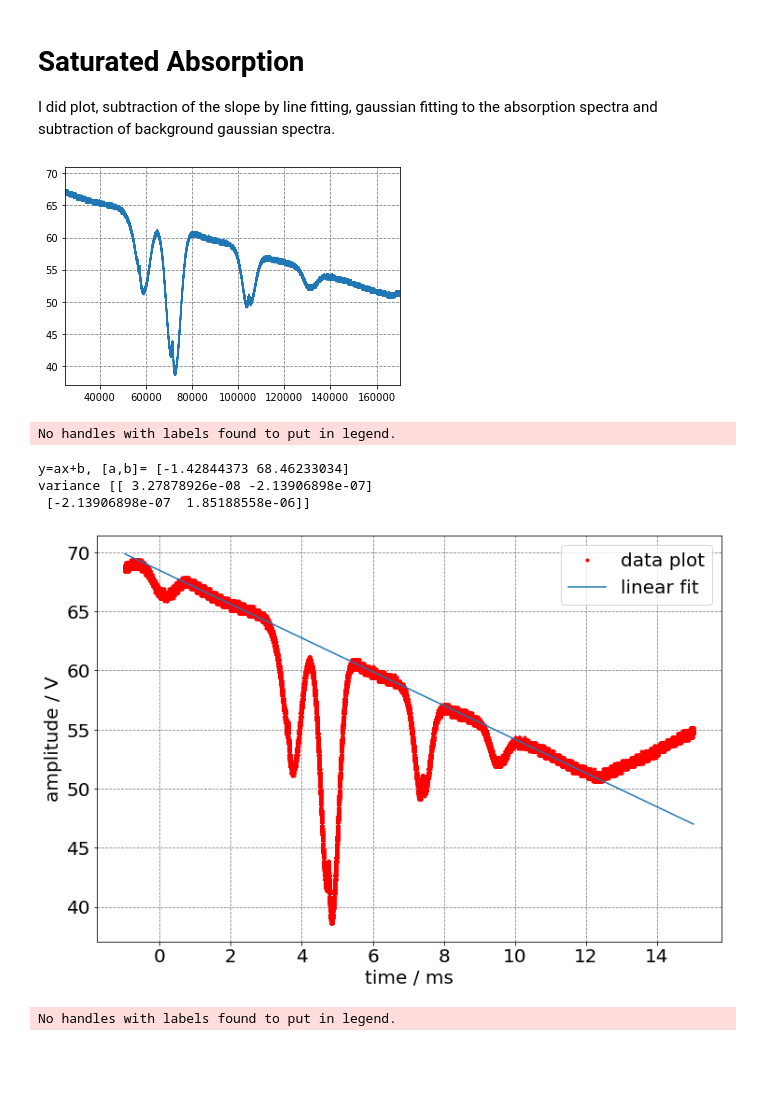
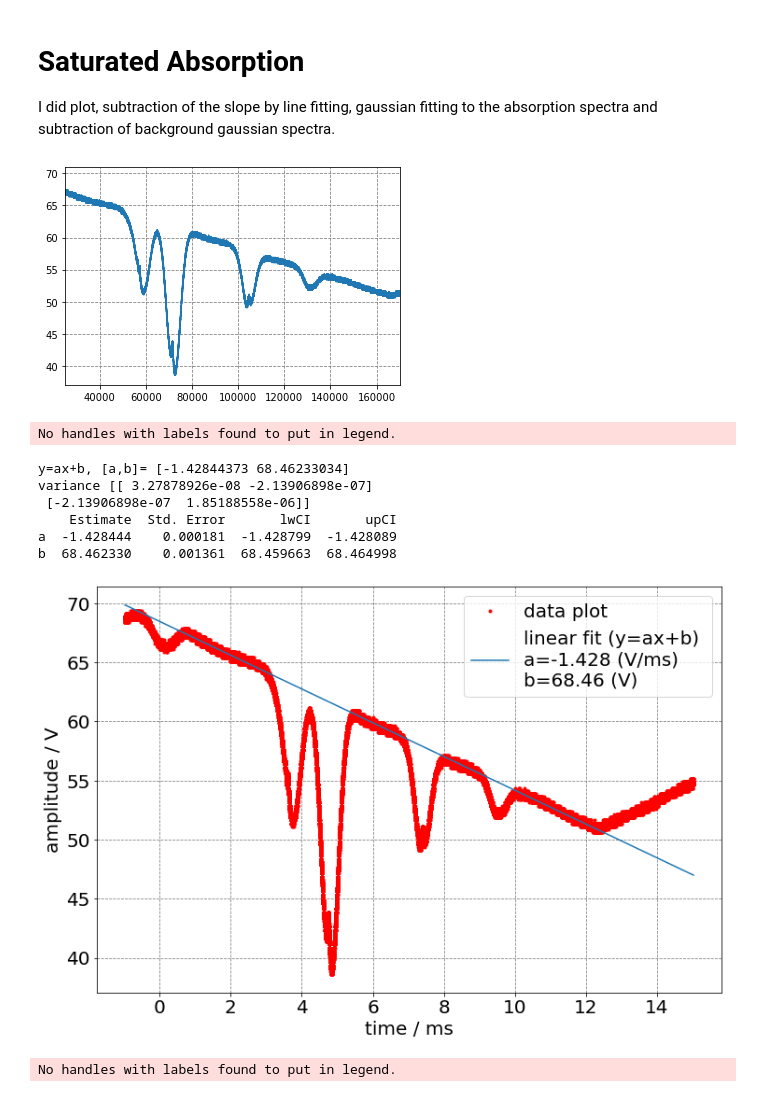
Before and after one commit to JavasIto/OPLab, a Jupyter notebook: Absorption.ipynb, the cells around one changed output. Cells and saved outputs as stored; diff of their text form; code cells hidden in the pictures; blank space fills up the shorter version.

```diff
--- a/Absorption.ipynb
+++ b/Absorption.ipynb
@@ -522,35 +568,54 @@ def line(x, a, b):
 
 # initial fit parameters x0, gamma0
 p0 = (0,1)
 
 # actual fitting
 popt,pocv = curve_fit(line, xDataL, yDataL, p0)
 print("y=ax+b, [a,b]=", popt, "\nvariance", pocv)
 
+StdE = np.sqrt(np.diag(pocv))
+
+# estimate 95% confidence interval
+alpha=0.025
+lwCI = popt + norm.ppf(q=alpha)*StdE
+upCI = popt + norm.ppf(q=1-alpha)*StdE
+
+# print result
+mat = np.vstack((popt,StdE, lwCI, upCI)).T
+df=pd.DataFrame(mat,index=("a", "b"),
+columns=("Estimate", "Std. Error", "lwCI", "upCI"))
+print(df)
+
+rounda = round(popt[0],3)
+roundb = round(popt[1],2)
+
 xFitL = xData
 yFitL = popt[0]*xData+popt[1]
 
 plt.figure(figsize=(12, 8))
 plt.xticks(fontsize = 20)
 plt.yticks(fontsize = 20)
 # plt.xlim(9,10)
 plt.grid(color = "gray", linestyle="--")
 plt.legend( ) # add legend
 plt.xlabel('time / ms',fontsize = 20) # x axis label
 plt.ylabel('amplitude / V',fontsize = 20) # y axis label
 
 plt.plot(xData, yData, ".", color="r", label="data plot")
-plt.plot(xFitL, yFitL, "-", label="linear fit")
+plt.plot(xFitL, yFitL, "-", label=f"linear fit (y=ax+b) \na={rounda} (V/ms) \nb={roundb} (V)")
 
 plt.legend(loc=0, fontsize = 20) # add legend
 plt.show( ) # show figure
 # %% [output]
 [figure]
 No handles with labels found to put in legend.
 y=ax+b, [a,b]= [-1.42844373 68.46233034]
 variance [[ 3.27878926e-08 -2.13906898e-07]
  [-2.13906898e-07  1.85188558e-06]]
+    Estimate  Std. Error       lwCI       upCI
+a  -1.428444    0.000181  -1.428799  -1.428089
+b  68.462330    0.001361  68.459663  68.464998
-[figure, old version]
+[figure, new version]
 # %%
 xDataAb = xData
 yDataAb = (yData - (popt[0]*xData+popt[1])) * -1
```
Also changed, not shown: parts of 7 cells of this notebook.
